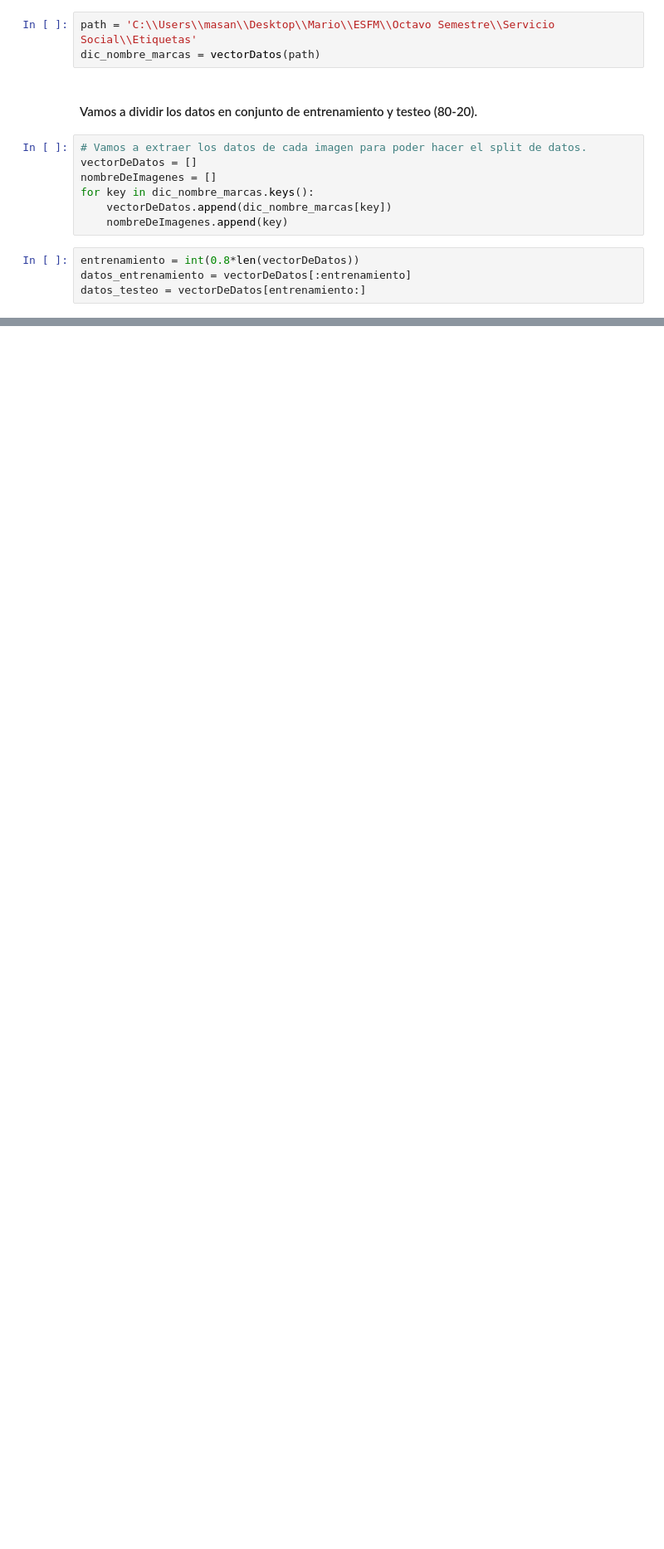
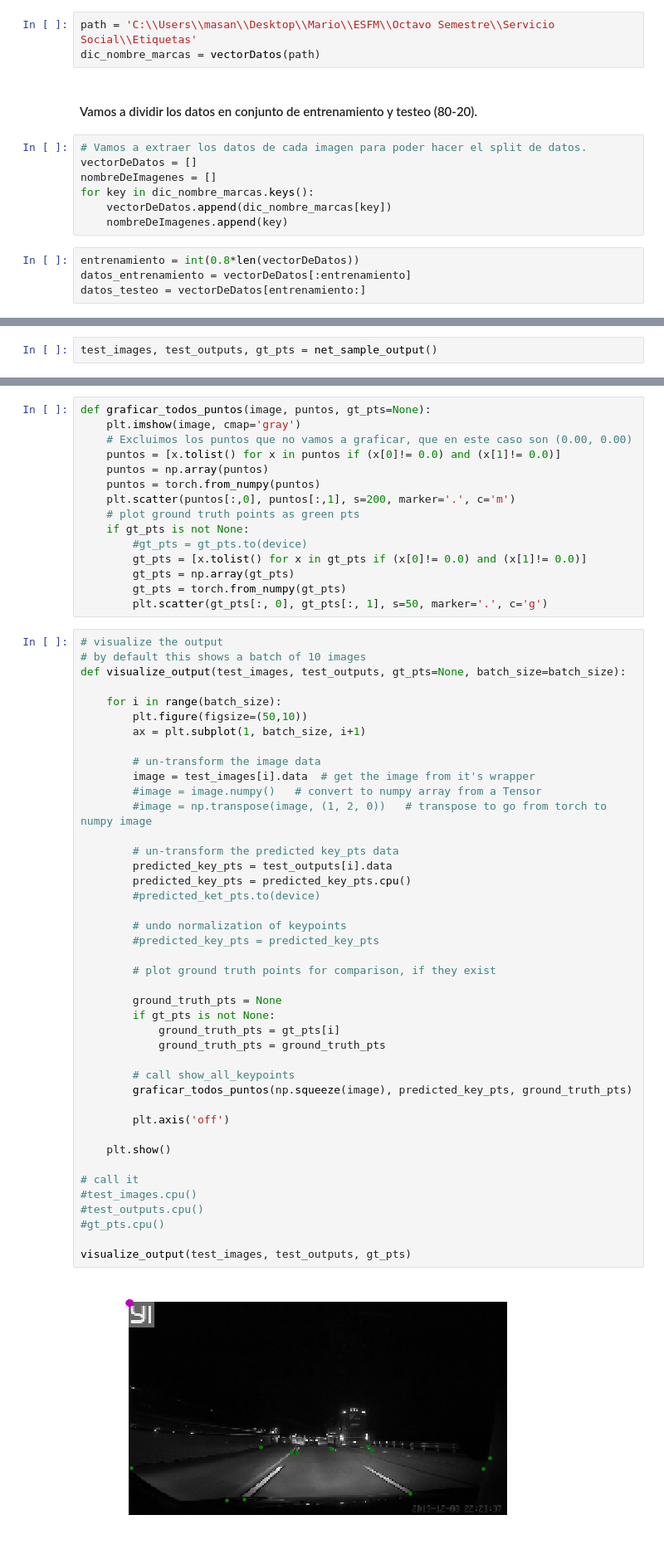
Before and after one commit to iMarioSL/Lineas-Carril, a Jupyter notebook: Main.ipynb, the cells around one changed output, grey strips where cells are left out. Shown at 83% size. Cells and saved outputs as stored; diff of their text form; blank space fills up the shorter version.

```diff
--- a/Main.ipynb
+++ b/Main.ipynb
@@ -83,0 +158,2 @@ len(datos_transformados)
+# %%
+test_images, test_outputs, gt_pts = net_sample_output()
@@ -83,0 +169,59 @@ len(datos_transformados)
+# %%
+def graficar_todos_puntos(image, puntos, gt_pts=None):
+    plt.imshow(image, cmap='gray')
+    # Excluimos los puntos que no vamos a graficar, que en este caso son (0.00, 0.00)
+    puntos = [x.tolist() for x in puntos if (x[0]!= 0.0) and (x[1]!= 0.0)]
+    puntos = np.array(puntos)
+    puntos = torch.from_numpy(puntos)
+    plt.scatter(puntos[:,0], puntos[:,1], s=200, marker='.', c='m')
+    # plot ground truth points as green pts
+    if gt_pts is not None:
+        #gt_pts = gt_pts.to(device)
+        gt_pts = [x.tolist() for x in gt_pts if (x[0]!= 0.0) and (x[1]!= 0.0)]
+        gt_pts = np.array(gt_pts)
+        gt_pts = torch.from_numpy(gt_pts)
+        plt.scatter(gt_pts[:, 0], gt_pts[:, 1], s=50, marker='.', c='g')
+# %%
+# visualize the output
+# by default this shows a batch of 10 images
+def visualize_output(test_images, test_outputs, gt_pts=None, batch_size=batch_size):
+
+    for i in range(batch_size):
+        plt.figure(figsize=(50,10))
+        ax = plt.subplot(1, batch_size, i+1)
+
+        # un-transform the image data
+        image = test_images[i].data  # get the image from it's wrapper
+        #image = image.numpy()   # convert to numpy array from a Tensor
+        #image = np.transpose(image, (1, 2, 0))   # transpose to go from torch to numpy image
+
+        # un-transform the predicted key_pts data
+        predicted_key_pts = test_outputs[i].data
+        predicted_key_pts = predicted_key_pts.cpu()
+        #predicted_ket_pts.to(device)
+
+        # undo normalization of keypoints
+        #predicted_key_pts = predicted_key_pts
+
+        # plot ground truth points for comparison, if they exist
+
+        ground_truth_pts = None
+        if gt_pts is not None:
+            ground_truth_pts = gt_pts[i]
+            ground_truth_pts = ground_truth_pts
+
+        # call show_all_keypoints
+        graficar_todos_puntos(np.squeeze(image), predicted_key_pts, ground_truth_pts)
+
+        plt.axis('off')
+
+    plt.show()
+
+# call it
+#test_images.cpu()
+#test_outputs.cpu()
+#gt_pts.cpu()
+
+visualize_output(test_images, test_outputs, gt_pts)
+# %% [output]
+[figure, added]
```
Also changed, not shown: parts of 26 cells of this notebook, 5 other files.
